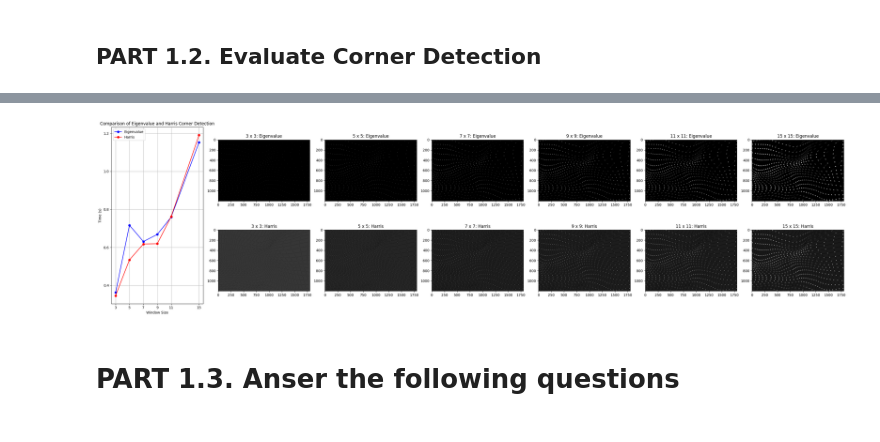
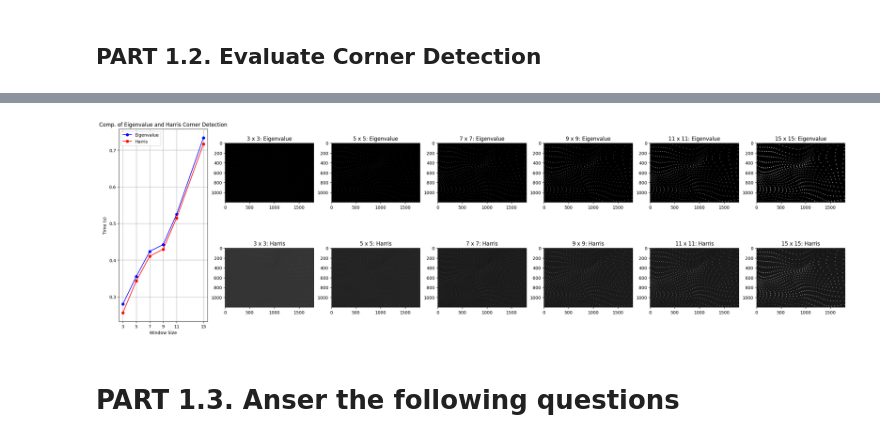
Before and after one commit to hwoop/computer-vision, a Jupyter notebook: Assignment3/corners_hyunwoo.ipynb, the cells around one changed output, grey strips where cells are left out. Cells and saved outputs as stored; diff of their text form; code cells hidden in the pictures.

```diff
--- a/Assignment3/corners_hyunwoo.ipynb
+++ b/Assignment3/corners_hyunwoo.ipynb
@@ -6,7 +6,7 @@ import numpy as np # this is the only math-ish library, you are allowed to impor
 # %% [markdown]
 ## PART 1.1 Implement CornerDetect
 # %%
-def conv_2d(img, kernel, use_vectorized=False):
+def conv_2d(img, kernel, use_vectorized=True):
 
     k_height, k_width = kernel.shape
     pad_h = k_height // 2
@@ -16,13 +16,12 @@ def conv_2d(img, kernel, use_vectorized=False):
     if use_vectorized:
         from numpy.lib.stride_tricks import sliding_window_view
         windows = sliding_window_view(padded, (k_height, k_width))
-        # windows shape will be (H, W, kH, kW); perform elementwise multiplication and sum
-        return np.einsum('ijkl,kl->ij', windows, kernel)
-
-    output = np.zeros_like(img, dtype=np.float64)
-    for i in range(img.shape[0]):
-        for j in range(img.shape[1]):
-            output[i, j] = np.sum(padded[i:i+k_height, j:j+k_width] * kernel)
+        output = np.einsum('ijkl,kl->ij', windows, kernel)
+    else:
+        output = np.zeros_like(img, dtype=np.float64)
+        for i in range(img.shape[0]):
+            for j in range(img.shape[1]):
+                output[i, j] = np.sum(padded[i:i+k_height, j:j+k_width] * kernel)
 
     return output
 
@@ -95,5 +97,7 @@ Image.open(jpg).save(png, format='png')
 # %%
 import time
+import matplotlib.gridspec as gridspec
+
 
 def record(func):
     start = time.time()
@@ -103,7 +107,6 @@ def record(func):
     return (result, elapsed)
 
 
-import matplotlib.gridspec as gridspec
 def plot_results(title, results, indices):
     num = len(results)
 
@@ -124,36 +127,35 @@ def plot_results(title, results, indices):
         eigen, harris = result
         eigen_img, _ = eigen
         harris_img, _ = harris
 
         ax = figure.add_subplot(gs[0, 1+i])
         ax.set_title(f'{indices[i]} x {indices[i]}: Eigenvalue')
         ax.imshow(eigen_img, cmap='gray')
 
         ax = figure.add_subplot(gs[1, i+1])
         ax.set_title(f'{indices[i]} x {indices[i]}: Harris')
         ax.imshow(harris_img, cmap='gray')
 
-    plt.tight_layout()
     plt.show()
 
 
 def evaluate_corner_detection():
     img = plt.imread(png)
     # Grayscale (ITU-R BT.601)
     img = img @ [0.2989, 0.5870, 0.1140]
 
     results = []
     window_sizes = [3, 5, 7, 9, 11, 15]
     for size in window_sizes:
         eigen = record(lambda: cornerDetect(img, winSize=size, type=0))
         harris = record(lambda: cornerDetect(img, winSize=size, type=1))
         results.append((eigen, harris))
 
-    plot_results('Comparison of Eigenvalue and Harris Corner Detection', results, window_sizes)
+    plot_results('Comp. of Eigenvalue and Harris Corner Detection', results, window_sizes)
 
 evaluate_corner_detection()
 # %% [output]
-[figure, old version]
+[figure, new version]
 # %% [markdown]
 # PART 1.3. Anser the following questions
 # %% [markdown]
```
Also changed, not shown: parts of 1 cell of this notebook, 1 other file.
